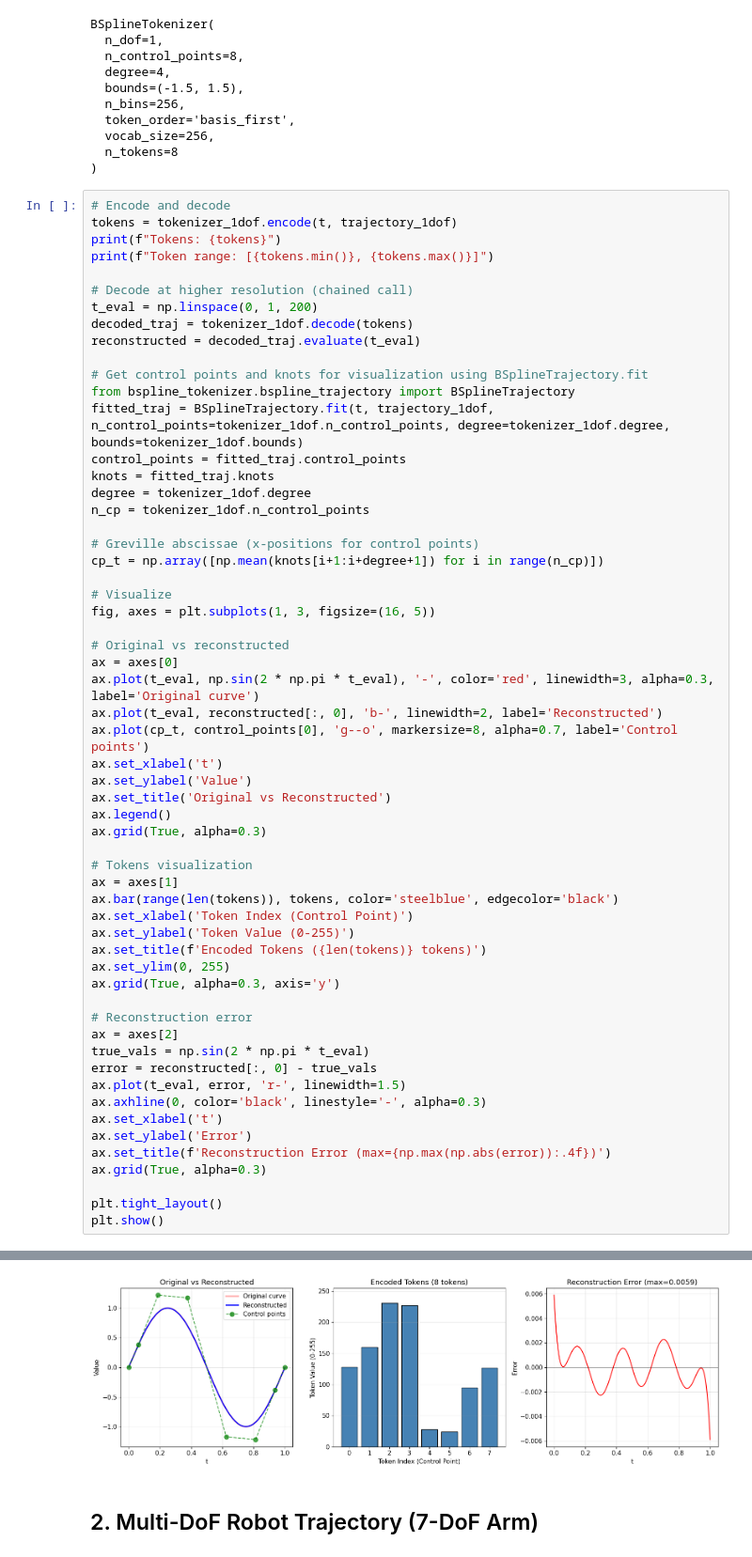
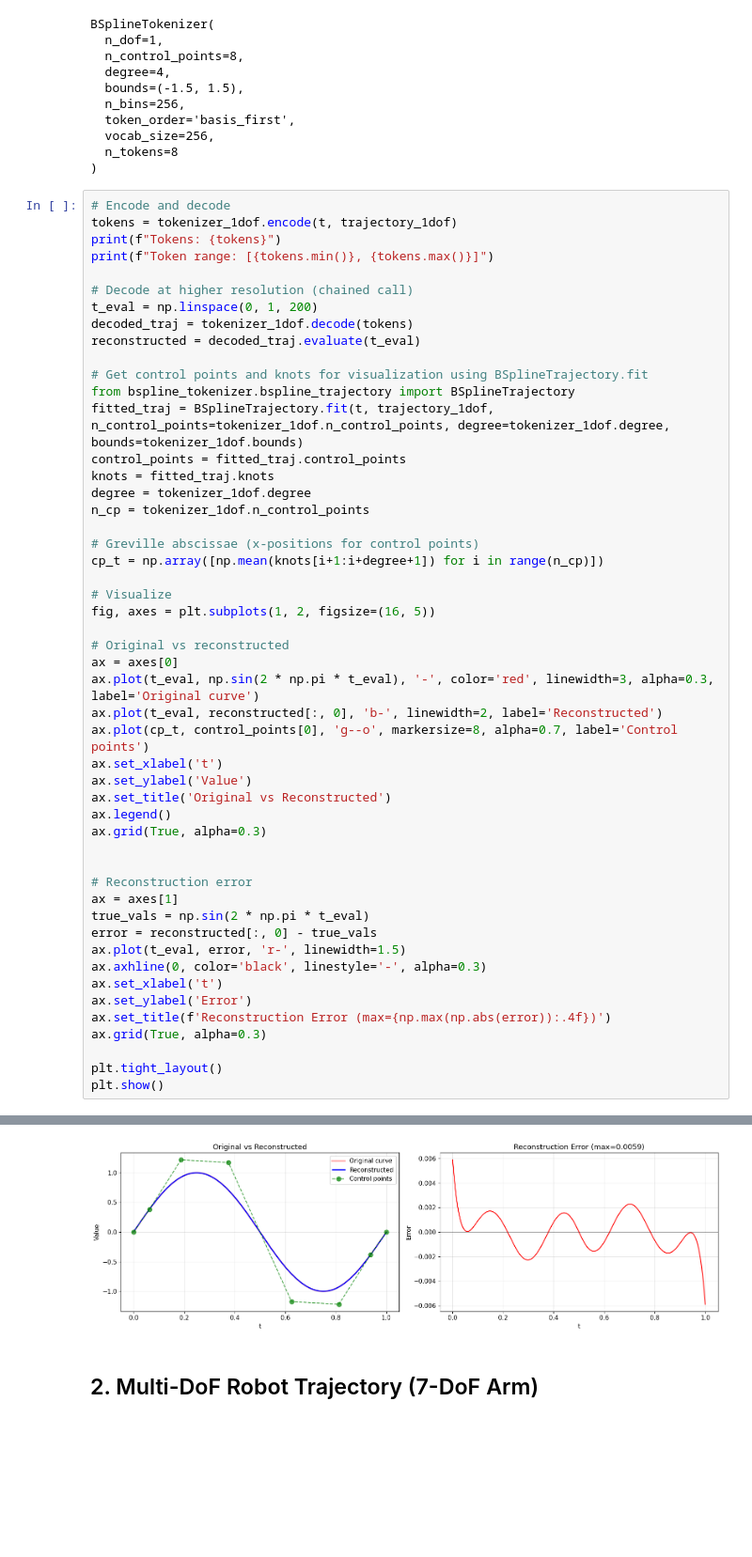
Before and after one commit to open-thought/qwen3-vla, a Jupyter notebook: bspline_tokenizer/notebooks/tokenizer_demo.ipynb, the cells around one changed output, grey strips where cells are left out. Shown at 94% size. Saved outputs shown, nothing was run; the diff lists cells and outputs as text; blank space fills up the shorter version.

```diff
--- a/bspline_tokenizer/notebooks/tokenizer_demo.ipynb
+++ b/bspline_tokenizer/notebooks/tokenizer_demo.ipynb
@@ -62,45 +62,37 @@ n_cp = tokenizer_1dof.n_control_points
 cp_t = np.array([np.mean(knots[i+1:i+degree+1]) for i in range(n_cp)])
 
 # Visualize
-fig, axes = plt.subplots(1, 3, figsize=(16, 5))
+fig, axes = plt.subplots(1, 2, figsize=(16, 5))
 
 # Original vs reconstructed
 ax = axes[0]
 ax.plot(t_eval, np.sin(2 * np.pi * t_eval), '-', color='red', linewidth=3, alpha=0.3, label='Original curve')
 ax.plot(t_eval, reconstructed[:, 0], 'b-', linewidth=2, label='Reconstructed')
 ax.plot(cp_t, control_points[0], 'g--o', markersize=8, alpha=0.7, label='Control points')
 ax.set_xlabel('t')
 ax.set_ylabel('Value')
 ax.set_title('Original vs Reconstructed')
 ax.legend()
 ax.grid(True, alpha=0.3)
 
-# Tokens visualization
-ax = axes[1]
-ax.bar(range(len(tokens)), tokens, color='steelblue', edgecolor='black')
-ax.set_xlabel('Token Index (Control Point)')
-ax.set_ylabel('Token Value (0-255)')
-ax.set_title(f'Encoded Tokens ({len(tokens)} tokens)')
-ax.set_ylim(0, 255)
-ax.grid(True, alpha=0.3, axis='y')
 
 # Reconstruction error
-ax = axes[2]
+ax = axes[1]
 true_vals = np.sin(2 * np.pi * t_eval)
 error = reconstructed[:, 0] - true_vals
 ax.plot(t_eval, error, 'r-', linewidth=1.5)
 ax.axhline(0, color='black', linestyle='-', alpha=0.3)
 ax.set_xlabel('t')
 ax.set_ylabel('Error')
 ax.set_title(f'Reconstruction Error (max={np.max(np.abs(error)):.4f})')
 ax.grid(True, alpha=0.3)
 
 plt.tight_layout()
 plt.show()
 # %% [output]
 Tokens: [128 160 231 227  28  24  95 127]
 Token range: [24, 231]
-[figure, old version]
+[figure, new version]
 # %% [markdown]
 ## 2. Multi-DoF Robot Trajectory (7-DoF Arm)
 # %%
```
Also changed, not shown: parts of 4 cells of this notebook.
